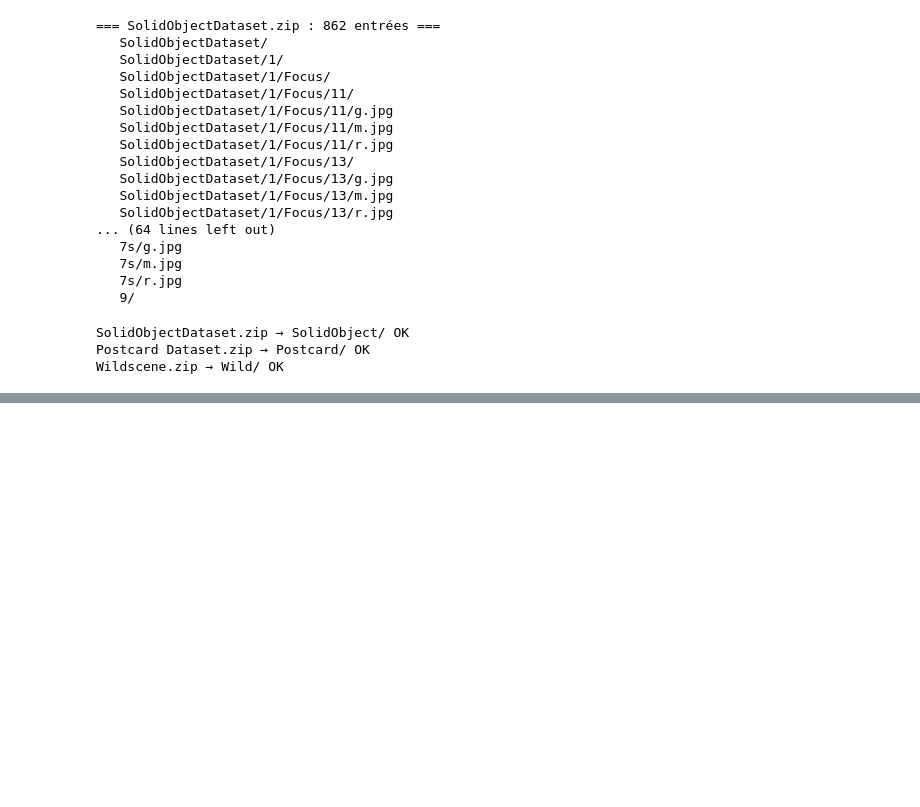
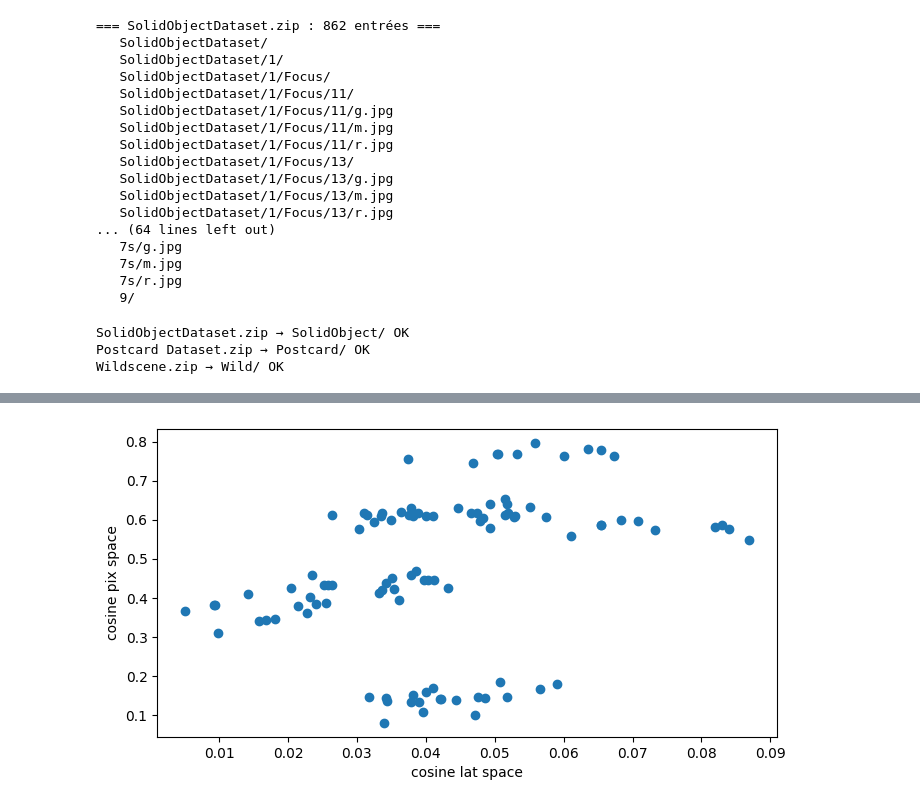
Before and after one commit to TheTrigun99/ProjectsDL, a Jupyter notebook: codingpapers/dataset.ipynb, the cells around one changed output, grey strips where cells are left out. Cells and saved outputs as stored; diff of their text form; code cells hidden in the pictures; blank space fills up the shorter version.

```diff
--- a/codingpapers/dataset.ipynb
+++ b/codingpapers/dataset.ipynb
@@ -130,0 +257,8 @@ class SirDataset(Dataset):
+# %%
+plt.figure(figsize=(8,4))
+plt.plot(lat, pix, "o", ms=2)
+plt.xlabel('cosine lat space')
+plt.ylabel("cosine pix space")
+plt.show()
+# %% [output]
+[figure, added]
```
Also changed, not shown: parts of 15 cells of this notebook, 2 other files.
